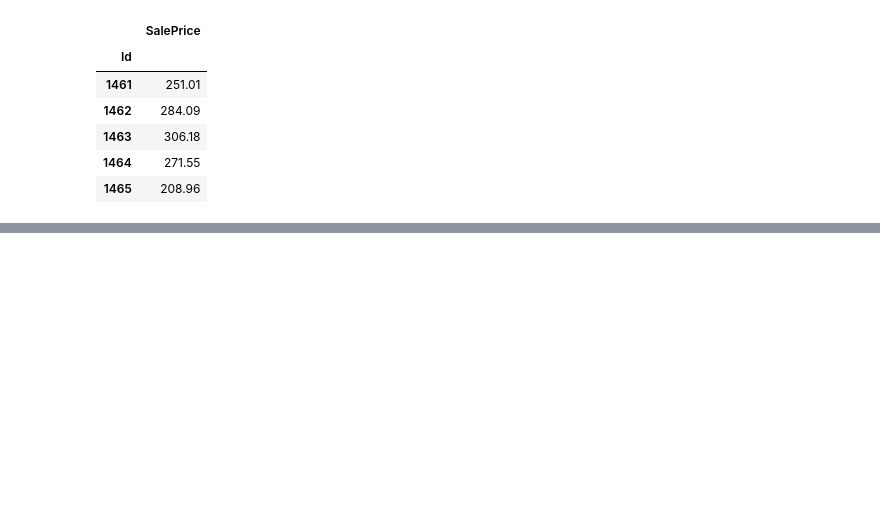
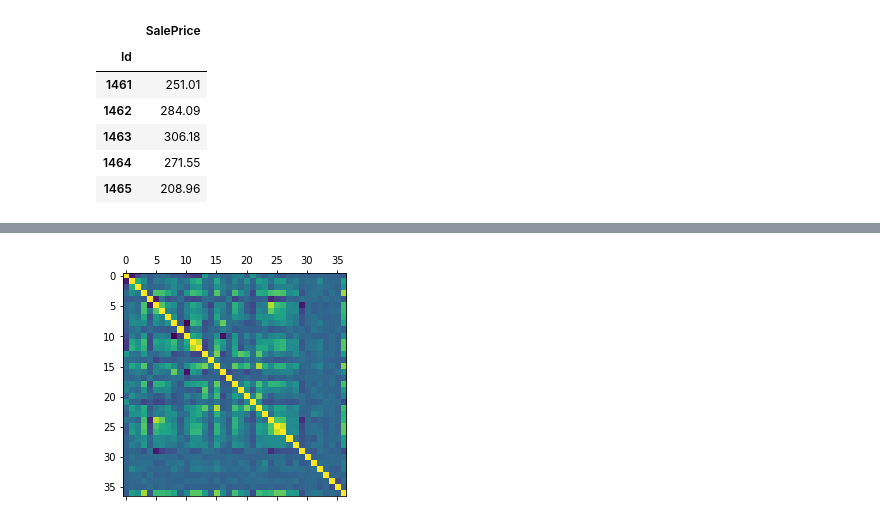
Before and after one commit to bhalbur/AmesData, a Jupyter notebook: Sandbox1.ipynb, the cells around one changed output, grey strips where cells are left out. Saved outputs shown, nothing was run; the diff lists cells and outputs as text; code cells hidden in the pictures; blank space fills up the shorter version.

```diff
--- a/Sandbox1.ipynb
+++ b/Sandbox1.ipynb
@@ -432,0 +374,7 @@ submission.to_csv('submission_files/SubmissionFile.csv')
+# %%
+import matplotlib.pyplot as plt
+
+plt.matshow(train.corr())
+plt.show()
+# %% [output]
+[figure, added]
```
Also changed, not shown: parts of 46 cells of this notebook, 1 other file.
